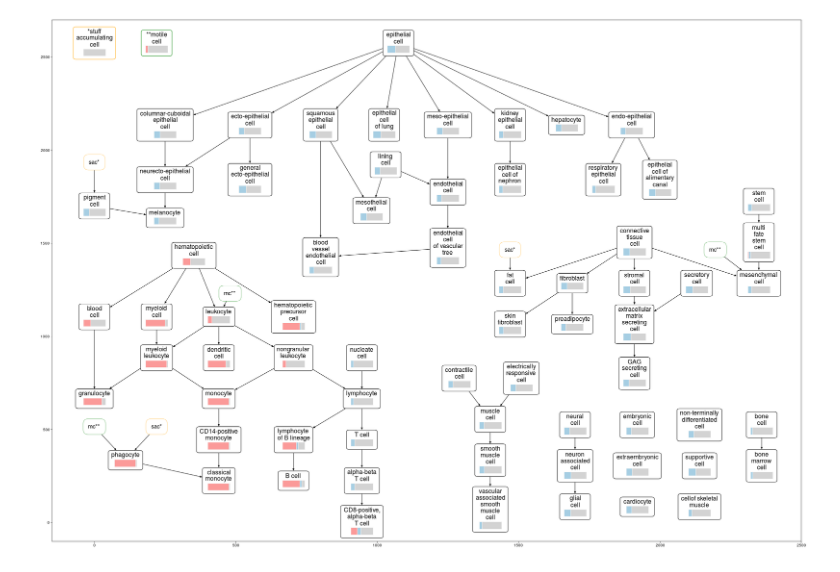
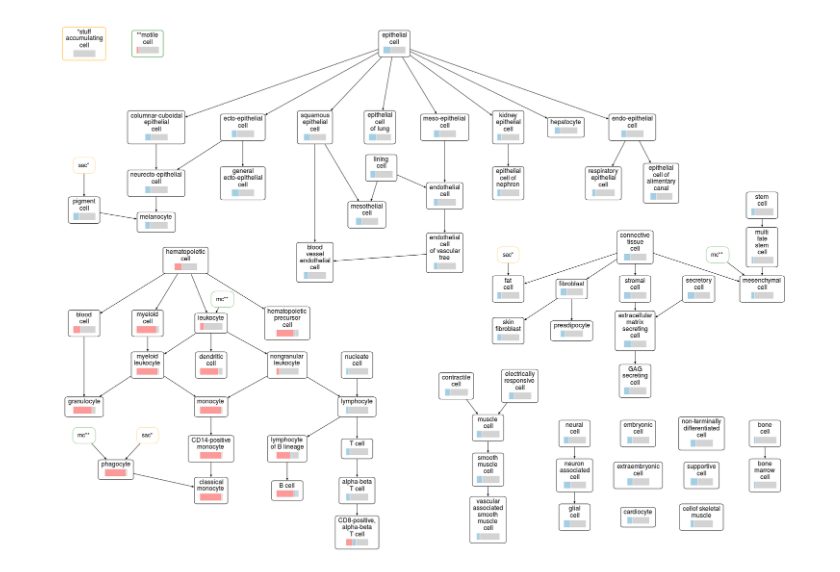
Before and after one commit to mmendez12/obo-utils, a Jupyter notebook: ontoviewer.ipynb, the cells around one changed output. Cells and saved outputs as stored; diff of their text form; code cells hidden in the pictures.

```diff
--- a/ontoviewer.ipynb
+++ b/ontoviewer.ipynb
@@ -494,35 +494,35 @@ for node_id, node in nodes.items():
 wideleast_node = min([node_to_text_display[node["id"]] for node in nodes.values() if node["type"] == "chart_node"],
                     key=lambda x: x["w"])
 wideleast_display = wideleast_node["w"]
 
 mean_height_display = np.mean([node_to_text_display[node["id"]]["h"] for node in nodes.values() if node["type"] == "chart_node"])*.7
 
 for node_id, node in nodes.items():
     if node["type"] == "chart_node":
         p = custom_node_bottom(node, node_to_text_display[node_id], wideleast_display+40, mean_height_display, ax, fig)
 #         p = custom_node_left(node, node_to_text_display[node_id], ax, fig)
         node_to_patch[node_id] = p
 
         node_to_patch_center[node_id] = {
             "x": p.get_x() + p.get_width()/2,
             "y": p.get_y() + p.get_height()/2}
     else:
         node_to_patch_center[node_id] = {"x": node["x"], "y": node["y"]}
         bbox = dict(facecolor='none', edgecolor=node["color"], alpha=0.5, boxstyle="round,pad=.9")
         t = ax.text(node["x"], node["y"], node["name"], ha="center", va="center", fontsize=15, bbox=bbox)
         node_to_patch[node_id] = t
 
 
 for edge_id, edge in edges.items():
     v, u = (edge["source"], edge["target"])
     pos_u, pos_v = (node_to_patch_center[u], node_to_patch_center[v])
     arrow_coord = (pos_u["x"], pos_u["y"], pos_v["x"], pos_v["y"])
     ux,uy, vx, vy = arrow_coord
     ax.annotate("", (vx,vy), xytext=(ux,uy), arrowprops=dict(
         facecolor='black', patchA=node_to_patch[u], patchB=node_to_patch[v], shrinkA=.1, shrinkB=20,lw=.01,ec="black",headwidth=5,headlength=6,width=1))
-# ax.axis("off");
-# fig.savefig("cl_spi1_newline.pdf", bbox_inches='tight')
-# fig.savefig("cl_spi1_newline.png", bbox_inches='tight')
-# fig.savefig("cl_spi1_newline.svg", bbox_inches='tight')
+ax.axis("off");
+fig.savefig("cl_spi1_newline.pdf", bbox_inches='tight')
+fig.savefig("cl_spi1_newline.png", bbox_inches='tight')
+fig.savefig("cl_spi1_newline.svg", bbox_inches='tight')
 # %% [output]
-[figure, old version]
+[figure, new version]
```
Also changed, not shown: 3 other files.
